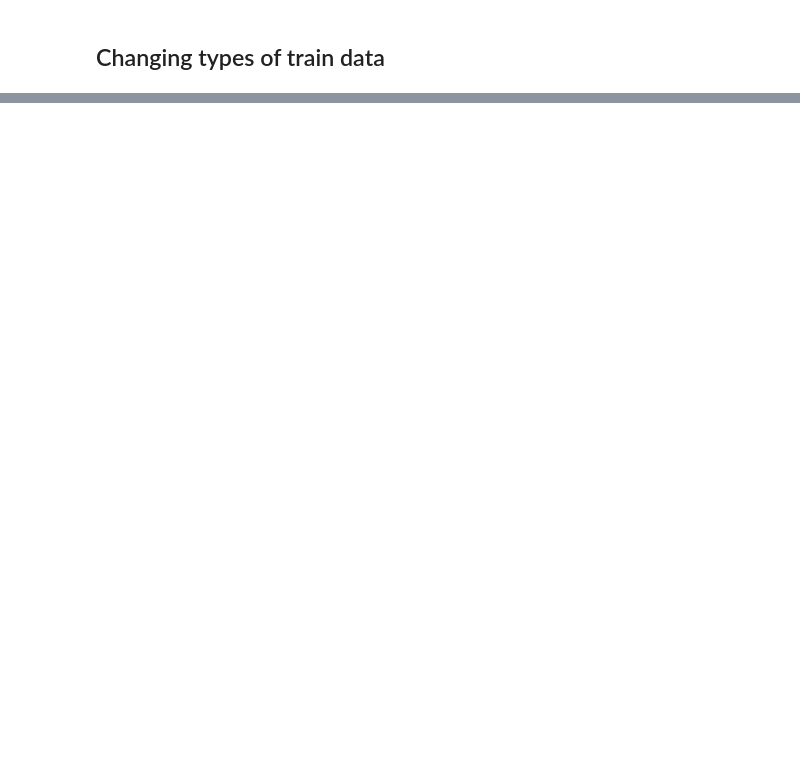
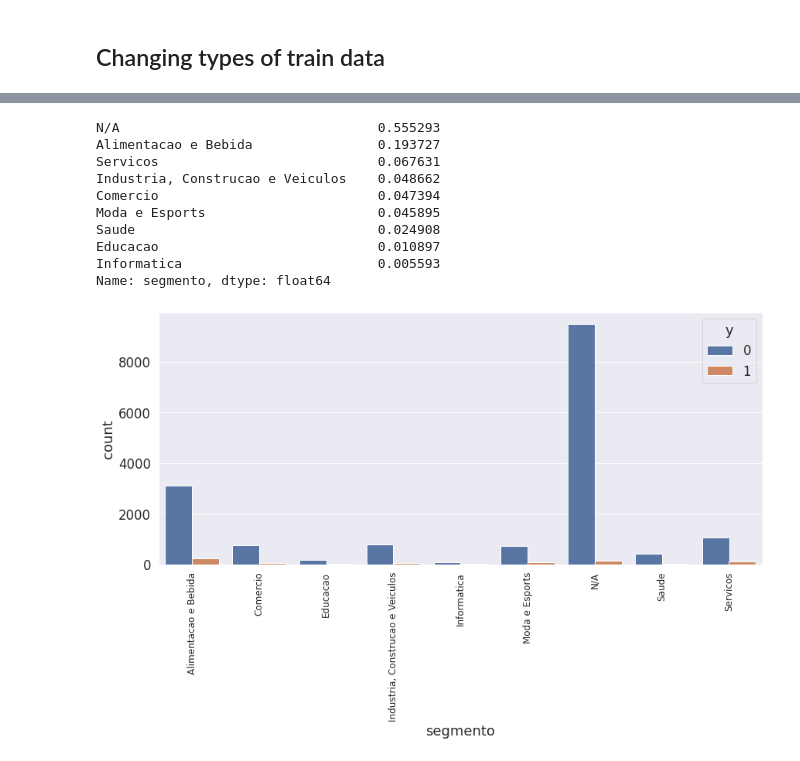
Before and after one commit to rmcferrao/stone-data-challenge, a Jupyter notebook: notebooks/01_exploratory.ipynb, the cells around one changed output, grey strips where cells are left out. Drawn from its saved outputs; the diff is of its cells as text; code cells hidden in the pictures; blank space fills up the shorter version.

```diff
--- a/notebooks/01_exploratory.ipynb
+++ b/notebooks/01_exploratory.ipynb
@@ -499,0 +330,42 @@ plt.suptitle("Day Before and Current Day of a Big Debt Payment");
+# %%
+# Clearly there are too many categories of `subsegmento`. Half of the loans did not provide a value for subsegmento.
+# Lets map this many subsegment into broader sectors
+def return_key_if_contains_value(dictionary, my_value):
+    for key, value in dictionary.items():
+        if my_value in value:
+            return key
+
+sectors = {
+    'Alimentacao e Bebida': ['Comércio de Alimentos', 'Alimentação Rápida', 'Bares e Restaurantes', 'Comércio de Bebidas', 'Supermercados'],
+    'Moda e Esports': ['Vestuário', 'Calçados', 'Artigos Esportivos', 'Acessórios, Bolsas e Bijuterias'],
+    'Industria, Construcao e Veiculos': ['Materiais de Construção', 'Autopeças e Acessórios', 'Comércio de Veículos', 'Gás GLP, Lubrificantes e Outros', 'Reformas e Obras em Geral', 'Postos de Gasolina', 'Estacionamentos e Lava-rápidos', 'Equipamentos de Uso Comercial e Industrial', 'Locação de Veículos'],
+    'Servicos': ['Oficinas Automotivas', 'Salão de Beleza', 'Conserto de Produtos e Reparos de Peças', 'Outros Serviços - Outros', 'Delivery e Entrega', 'Telecomunicações', 'Academias e Clubes', 'Clinicas de Estética e Massagem', 'Associação', 'Cias Aéreas', 'Jornais e Revistas - Conteúdo Físico', 'Serviços Corporativos - Outros', 'Hotéis / Resorts / Pousadas / Motéis', 'Festas e Eventos', 'Gráfica, Impressão e Xerox', 'Entretenimento e Turismo', 'Consultorias', 'Logística e Mobilidade - Outros', 'Marketing', 'Serviços Imobiliários', 'Segurança', 'Táxi/Carona', 'Paisagismo e Jardinagem', 'Serviços Financeiros', 'Casa e Decoração - Outros'],
+    'Saude': ['Óticas e Óculos', 'Drogarias e Farmácias', 'Outros Serviços de Saúde', 'Odontologia', 'Veterinários', 'Médicina', 'Outros Produtos de Saúde e Beleza', 'Hospitais e Laboratórios'],
+    'Comercio': ['Móveis', 'Outros Comércios - Outros', 'Eletrodomésticos', 'Armarinhos e Tecido', 'Tabacaria', 'Cama, Mesa e Banho', 'Cosméticos e Perfumaria', 'Loja de Presentes', 'Lojas de Departamento', 'Jogos e Brinquedos Físicos', 'Joalherias, Relojoarias e Pratarias', 'Floricultura', 'Petshops', 'Artigos Religiosos e Antiguidades', 'Artigos de Decoração', 'Instrumentos Musicais, CDs, DVDs e Outros'],
+    'Educacao': ['Extracurriculares, Autoescola e Outros', 'Ensino Básico', 'Livrarias e Papelarias', 'Ensino Superior e Técnico'],
+    'Informatica': ['Eletrônicos', 'Softwares e Eletrônica Integrada']
+}
+
+df_constant['segmento'] = df_constant['subsegmento'].map(
+    lambda segment: return_key_if_contains_value(sectors, segment))
+df_constant['segmento'] = df_constant['segmento'].fillna('N/A')
+df_constant['segmento'] = df_constant['segmento'].astype('category')
+
+fig,ax = plt.subplots(figsize=(14,6))
+
+sns.countplot(ax=ax, x="segmento", hue='y', data=df_constant)
+plt.xticks(rotation=90, fontsize=12);
+
+print(df_constant.loc[:,'segmento'].value_counts(normalize=True))
+# %% [output]
+N/A                                 0.555293
+Alimentacao e Bebida                0.193727
+Servicos                            0.067631
+Industria, Construcao e Veiculos    0.048662
+Comercio                            0.047394
+Moda e Esports                      0.045895
+Saude                               0.024908
+Educacao                            0.010897
+Informatica                         0.005593
+Name: segmento, dtype: float64
+[figure, added]
```
Also changed, not shown: parts of 129 cells of this notebook.
